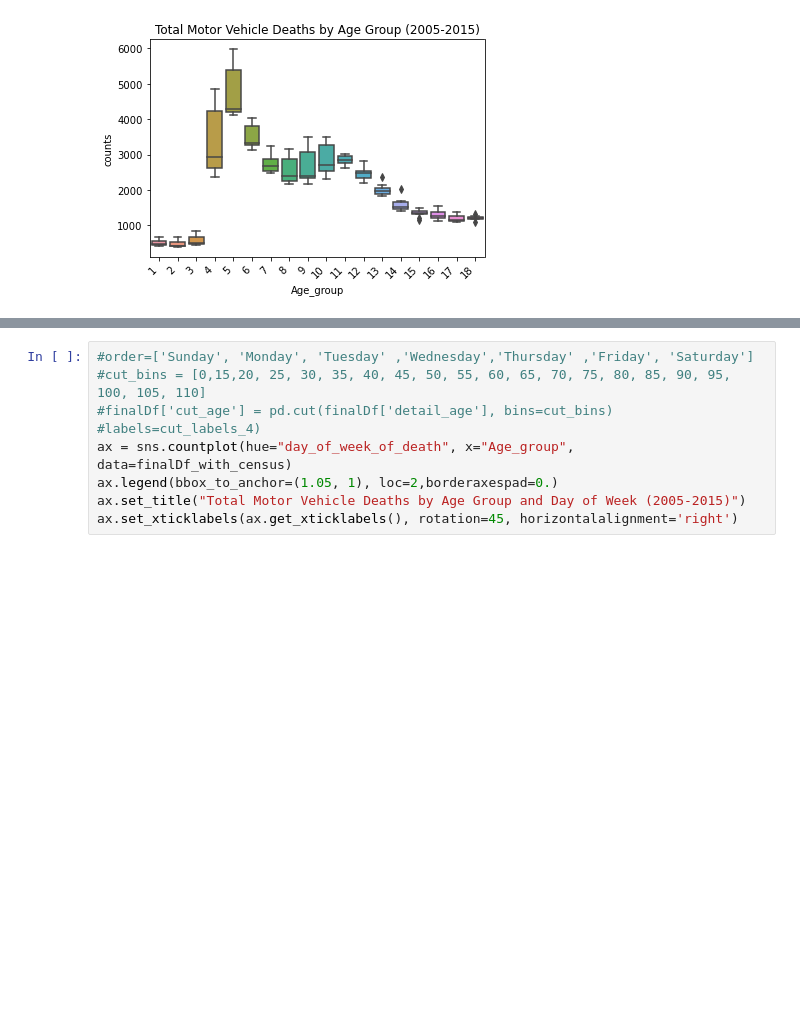
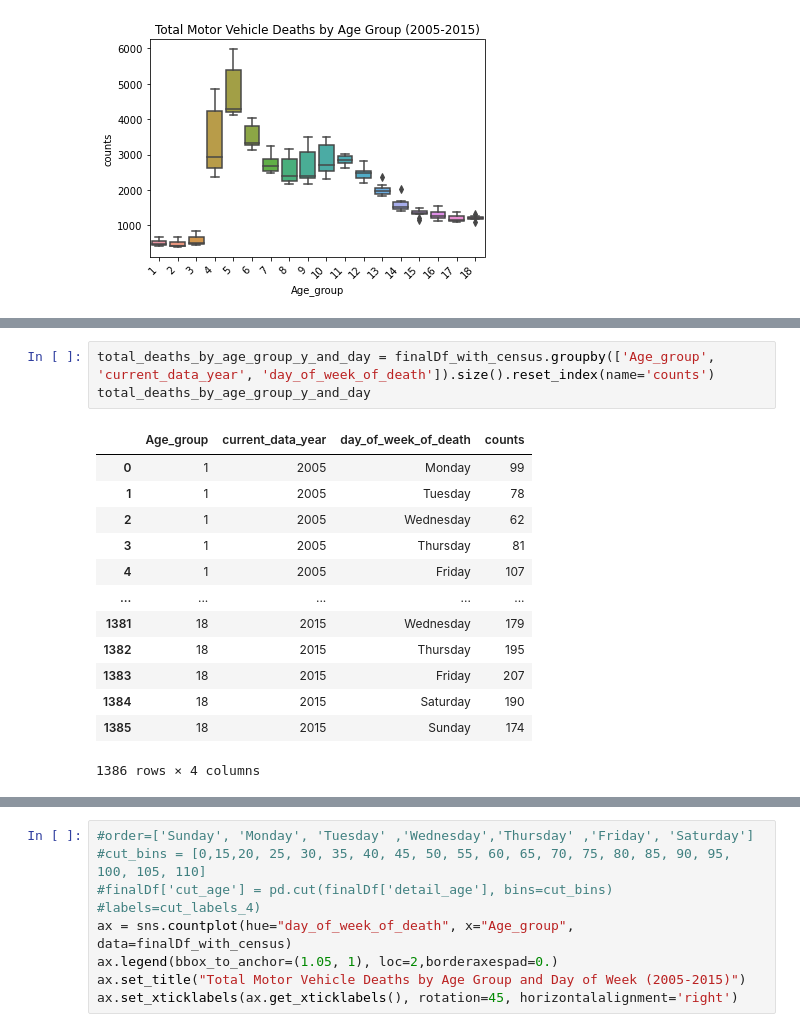
Before and after one commit to MimiBebe/Project-1Team3, a Jupyter notebook: Barbara.ipynb, the cells around one changed output, grey strips where cells are left out. Saved outputs shown, nothing was run; the diff lists cells and outputs as text; blank space fills up the shorter version.

```diff
--- a/Barbara.ipynb
+++ b/Barbara.ipynb
@@ -498,0 +532,17 @@ F_onewayResult(statistic=109.61001411574419, pvalue=2.5437210011871028e-85)
+# %%
+total_deaths_by_age_group_y_and_day = finalDf_with_census.groupby(['Age_group', 'current_data_year', 'day_of_week_of_death']).size().reset_index(name='counts')
+total_deaths_by_age_group_y_and_day
+# %% [output]
+|  | Age_group | current_data_year | day_of_week_of_death | counts |
+| 0 | 1 | 2005 | Monday | 99 |
+| 1 | 1 | 2005 | Tuesday | 78 |
+| 2 | 1 | 2005 | Wednesday | 62 |
+| 3 | 1 | 2005 | Thursday | 81 |
+| 4 | 1 | 2005 | Friday | 107 |
+| ... | ... | ... | ... | ... |
+| 1381 | 18 | 2015 | Wednesday | 179 |
+| 1382 | 18 | 2015 | Thursday | 195 |
+| 1383 | 18 | 2015 | Friday | 207 |
+| 1384 | 18 | 2015 | Saturday | 190 |
+| 1385 | 18 | 2015 | Sunday | 174 |
+1386 rows × 4 columns
```
Also changed, not shown: parts of 17 cells of this notebook.
